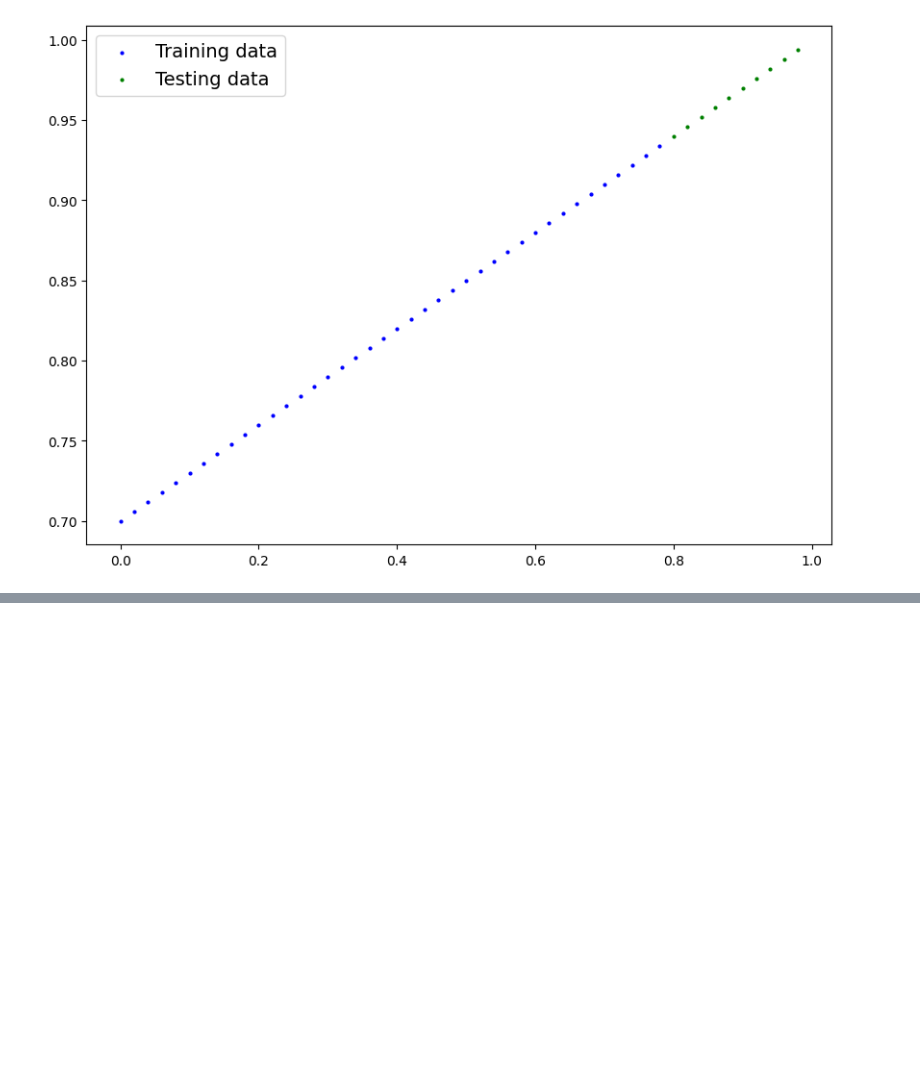
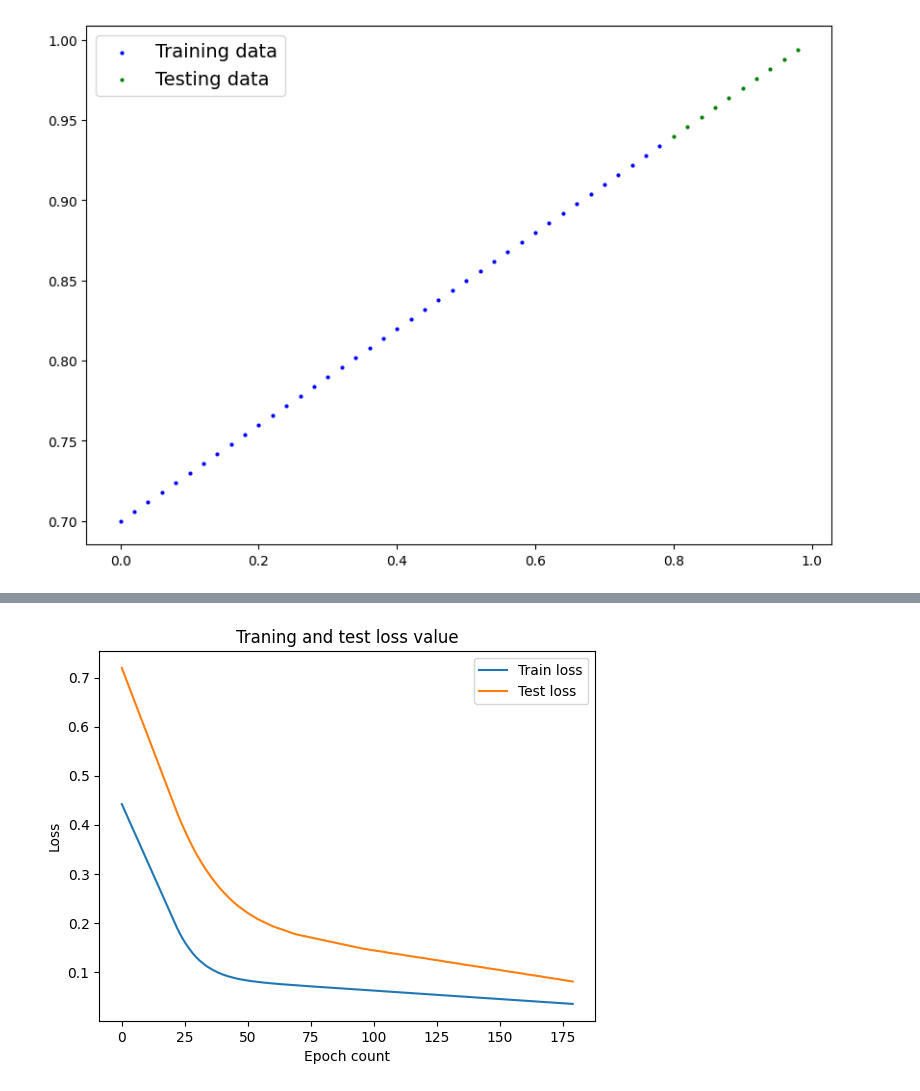
Before and after one commit to potato-stack/Pytorch_learning, a Jupyter notebook: 01_pytorch_workflow.ipynb, the cells around one changed output, grey strips where cells are left out. Saved outputs shown, nothing was run; the diff lists cells and outputs as text; code cells hidden in the pictures; blank space fills up the shorter version.

```diff
--- a/01_pytorch_workflow.ipynb
+++ b/01_pytorch_workflow.ipynb
@@ -39,8 +39,10 @@ Like any old school lession the first form of "learnable" thing come in with lin
 # %%
 # first create some data
 import torch
+weight = 0.3
+bias = 0.7
 X = torch.arange(start = 0, end = 1, step = 0.02).unsqueeze(dim = 1) # add another dimension
-Y = 0.3 * X + 0.7
+Y = weight * X + bias
 
 print(X[:10])
 print(Y[:10])
@@ -106,0 +210,7 @@ plot_predictions()
+# %%
+# Setup a loss function
+loss_fn = nn.L1Loss()
+
+# Setup an optimizer
+optimizer = torch.optim.SGD(params= model.parameters(),
+                            lr= 0.01) # learning rate, higher the learning rate, the more aggressive the model adjust it weight
@@ -106,0 +292,12 @@ plot_predictions()
+# %%
+# plot up the loss to track for model
+import numpy as np
+plt.plot(epoch_count, np.array([loss.detach().numpy() for loss in loss_value]), label="Train loss")
+plt.plot(epoch_count, np.array([loss.detach().numpy() for loss in test_loss_value]), label="Test loss")
+plt.title("Traning and test loss value")
+plt.ylabel("Loss")
+plt.xlabel("Epoch count")
+plt.legend()
+plt.show()
+# %% [output]
+[figure, added]
```
Also changed, not shown: parts of 14 cells of this notebook, 1 other file.
